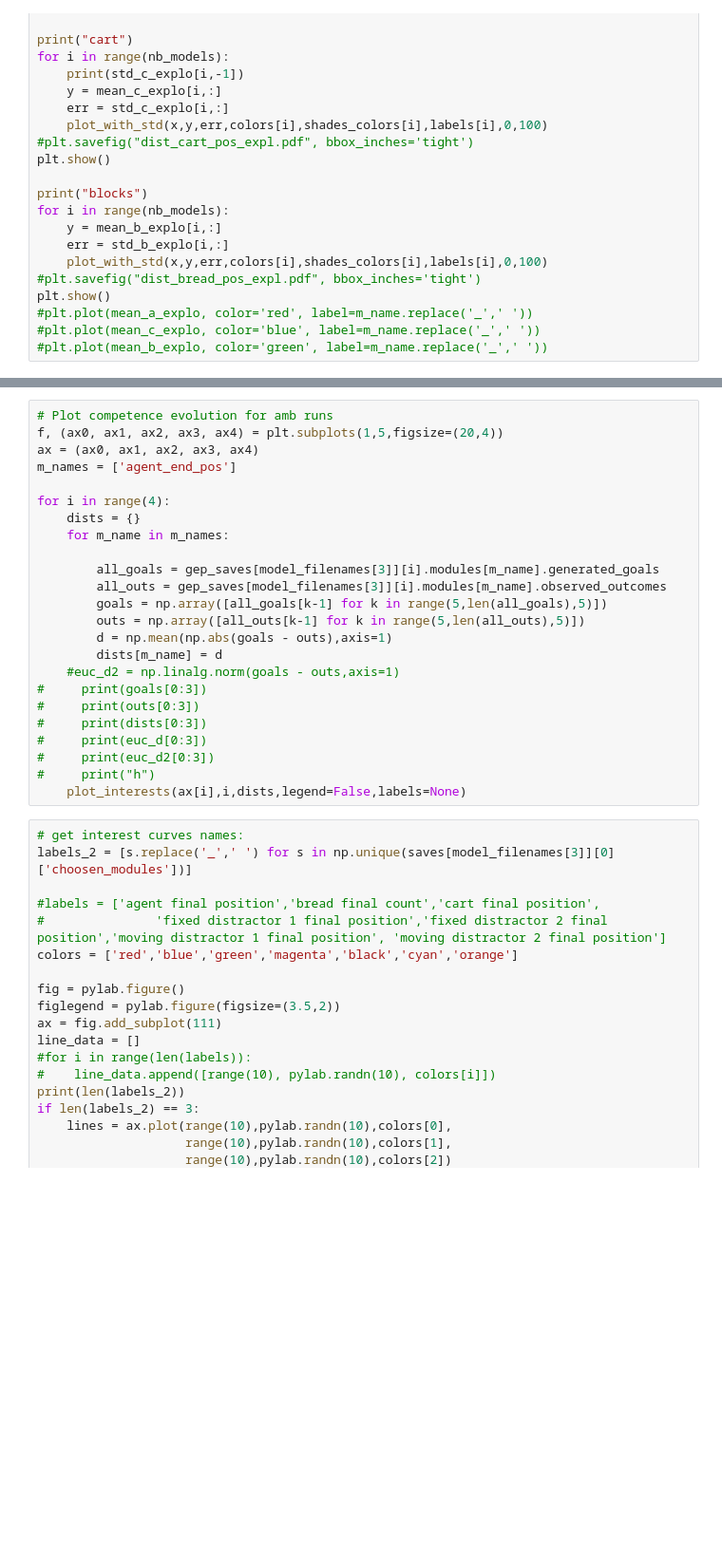
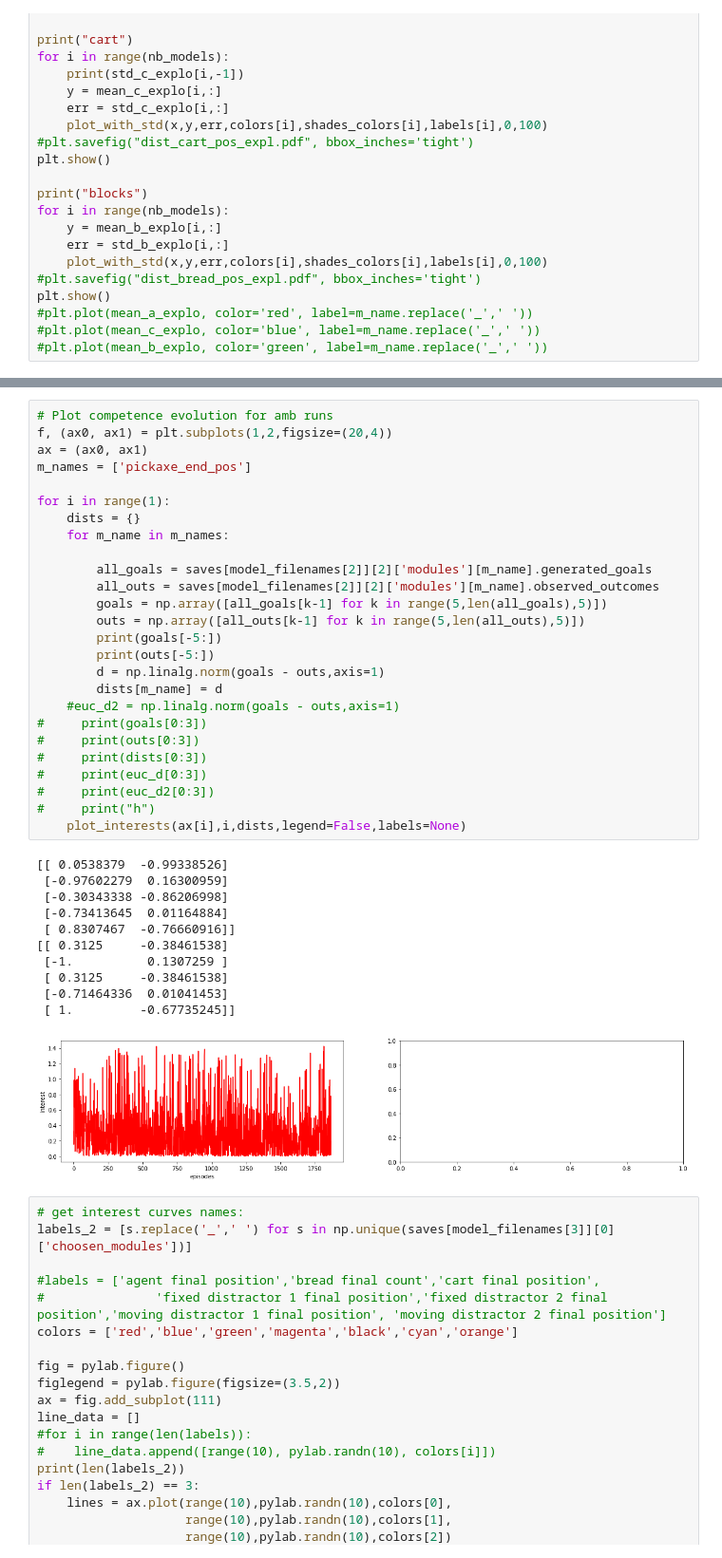
Before and after one commit to rPortelas/malmo_mountain_cart, a Jupyter notebook: data_visualization_emmc.ipynb, the cells around one changed output, grey strips where cells are left out. Shown at 95% size. Drawn from its saved outputs; the diff is of its cells as text; blank space fills up the shorter version.

```diff
--- a/data_visualization_emmc.ipynb
+++ b/data_visualization_emmc.ipynb
@@ -597,27 +642,41 @@ IndexError: list index out of range
 # %%
 # Plot competence evolution for amb runs
-f, (ax0, ax1, ax2, ax3, ax4) = plt.subplots(1,5,figsize=(20,4))
-ax = (ax0, ax1, ax2, ax3, ax4)
-m_names = ['agent_end_pos']
+f, (ax0, ax1) = plt.subplots(1,2,figsize=(20,4))
+ax = (ax0, ax1)
+m_names = ['pickaxe_end_pos']
 
-for i in range(4):
+for i in range(1):
     dists = {}
     for m_name in m_names:
 
-        all_goals = gep_saves[model_filenames[3]][i].modules[m_name].generated_goals
-        all_outs = gep_saves[model_filenames[3]][i].modules[m_name].observed_outcomes
+        all_goals = saves[model_filenames[2]][2]['modules'][m_name].generated_goals
+        all_outs = saves[model_filenames[2]][2]['modules'][m_name].observed_outcomes
         goals = np.array([all_goals[k-1] for k in range(5,len(all_goals),5)])
         outs = np.array([all_outs[k-1] for k in range(5,len(all_outs),5)])
-        d = np.mean(np.abs(goals - outs),axis=1)
+        print(goals[-5:])
+        print(outs[-5:])
+        d = np.linalg.norm(goals - outs,axis=1)
         dists[m_name] = d
     #euc_d2 = np.linalg.norm(goals - outs,axis=1)
 #     print(goals[0:3])
 #     print(outs[0:3])
 #     print(dists[0:3])
 #     print(euc_d[0:3])
 #     print(euc_d2[0:3])
 #     print("h")
     plot_interests(ax[i],i,dists,legend=False,labels=None)
+# %% [output]
+[[ 0.0538379  -0.99338526]
+ [-0.97602279  0.16300959]
+ [-0.30343338 -0.86206998]
+ [-0.73413645  0.01164884]
+ [ 0.8307467  -0.76660916]]
+[[ 0.3125     -0.38461538]
+ [-1.          0.1307259 ]
+ [ 0.3125     -0.38461538]
+ [-0.71464336  0.01041453]
+ [ 1.         -0.67735245]]
+[figure, added]
 # %%
 # get interest curves names:
 labels_2 = [s.replace('_',' ') for s in np.unique(saves[model_filenames[3]][0]['choosen_modules'])]
```
Also changed, not shown: parts of 10 cells of this notebook, 5 other files.
